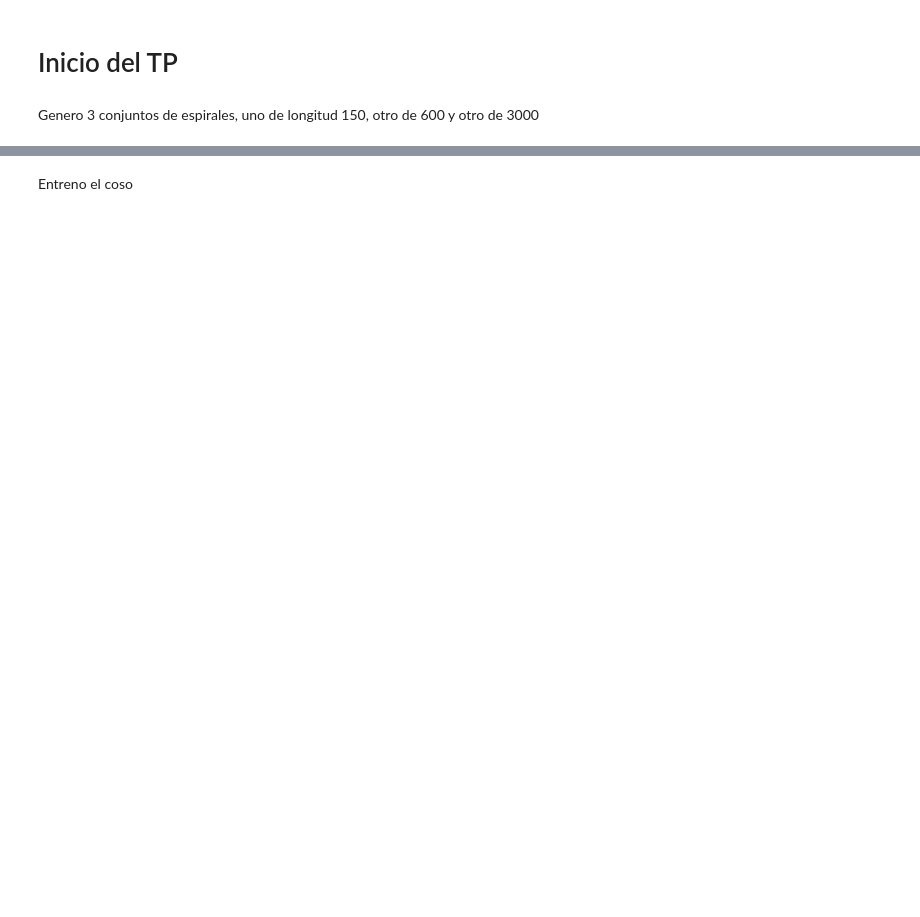
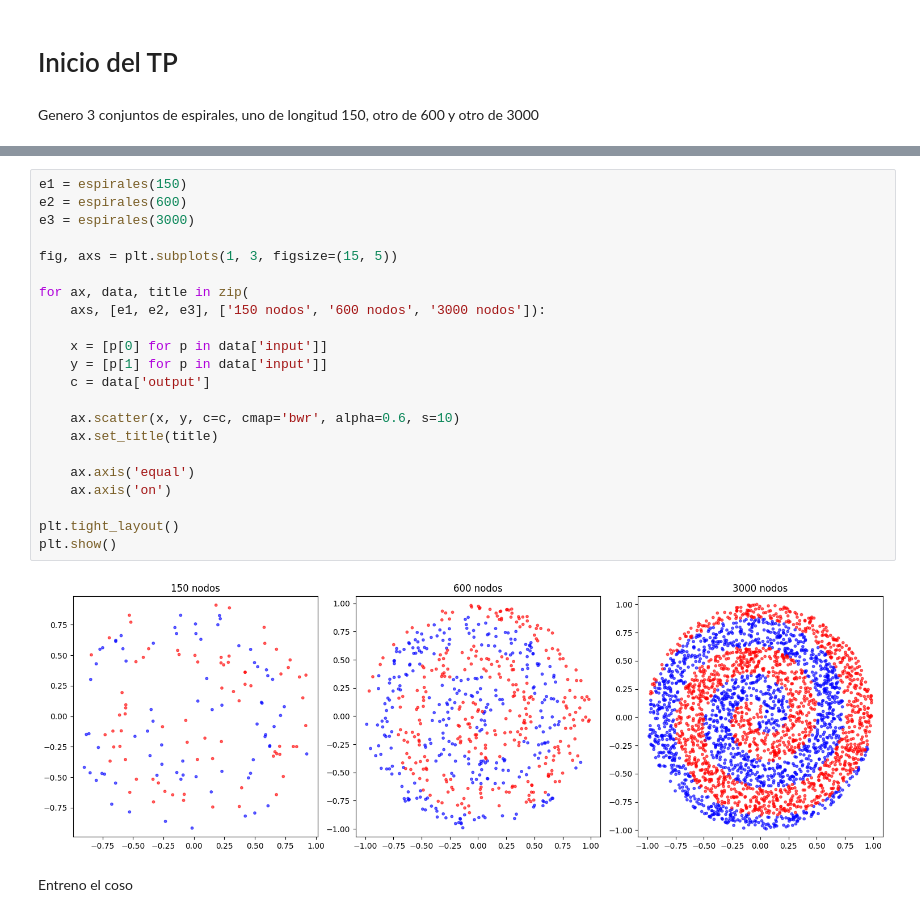
Before and after one commit to DonBerge/IIA-TPS, a Jupyter notebook: TP3/IIA24_ML_Generacion.ipynb, the cells around one changed output, grey strips where cells are left out. Saved outputs shown, nothing was run; the diff lists cells and outputs as text; blank space fills up the shorter version.

```diff
--- a/TP3/IIA24_ML_Generacion.ipynb
+++ b/TP3/IIA24_ML_Generacion.ipynb
@@ -207,3 +193,27 @@ plot(e3).show()
+# %%
+e1 = espirales(150)
+e2 = espirales(600)
+e3 = espirales(3000)
+
+fig, axs = plt.subplots(1, 3, figsize=(15, 5))
+
+for ax, data, title in zip(
+    axs, [e1, e2, e3], ['150 nodos', '600 nodos', '3000 nodos']):
+
+    x = [p[0] for p in data['input']]
+    y = [p[1] for p in data['input']]
+    c = data['output']
+
+    ax.scatter(x, y, c=c, cmap='bwr', alpha=0.6, s=10)
+    ax.set_title(title)
+
+    ax.axis('equal')
+    ax.axis('on')
+
+plt.tight_layout()
+plt.show()
+# %% [output]
+[figure, added]
 # %% [markdown]
 Entreno el coso
 # %%
```
Also changed, not shown: parts of 9 cells of this notebook.
